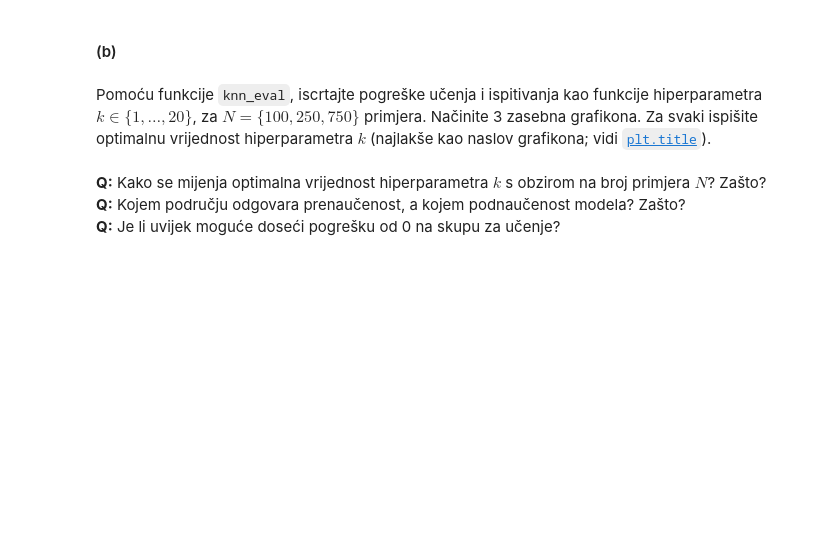
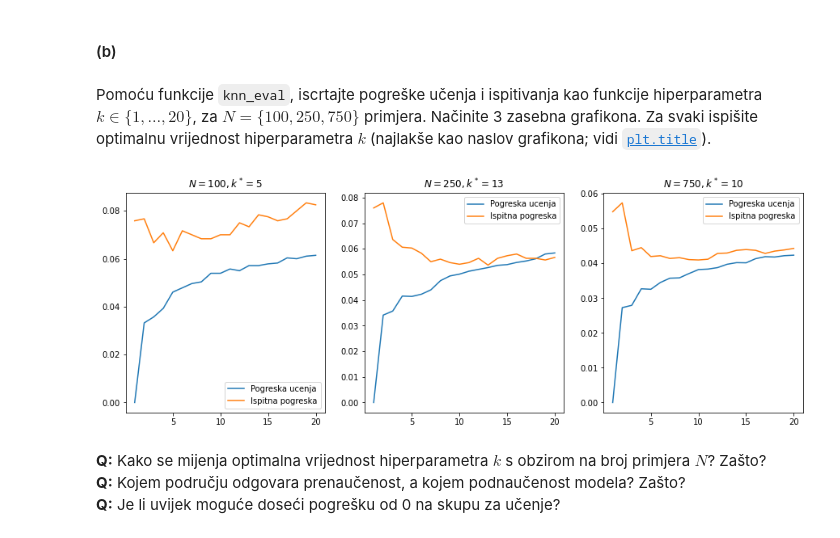
Before and after one commit to dbrcina/SU-FER-2020-21, a Jupyter notebook: SU-2020-LAB03-0036506587.ipynb, the cells around one changed output. Drawn from its saved outputs; the diff is of its cells as text; code cells hidden in the pictures; blank space fills up the shorter version.

```diff
--- a/SU-2020-LAB03-0036506587.ipynb
+++ b/SU-2020-LAB03-0036506587.ipynb
@@ -591,3 +595,16 @@ Pomoću funkcije `knn_eval`, iscrtajte pogreške učenja i ispitivanja kao funkc
+# %%
+# Vaš kôd ovdje...
+plt.figure(figsize=(15,5))
+for i,n_instances in enumerate([100, 250, 750]):
+    ks, best_k, train_errors, test_errors = knn_eval(n_instances=n_instances)
+    plt.subplot(1, 3, i+1)
+    plt.title(f'$N={n_instances},  k^*={best_k}$')
+    plt.plot(ks, train_errors, label='Pogreska ucenja')
+    plt.plot(ks, test_errors, label='Ispitna pogreska')
+    plt.legend()
+plt.show()
+# %% [output]
+[figure, added]
 # %% [markdown]
 **Q:** Kako se mijenja optimalna vrijednost hiperparametra $k$ s obzirom na broj primjera $N$? Zašto?
 **Q:** Kojem području odgovara prenaučenost, a kojem podnaučenost modela? Zašto?
```
Also changed, not shown: parts of 10 cells of this notebook.
